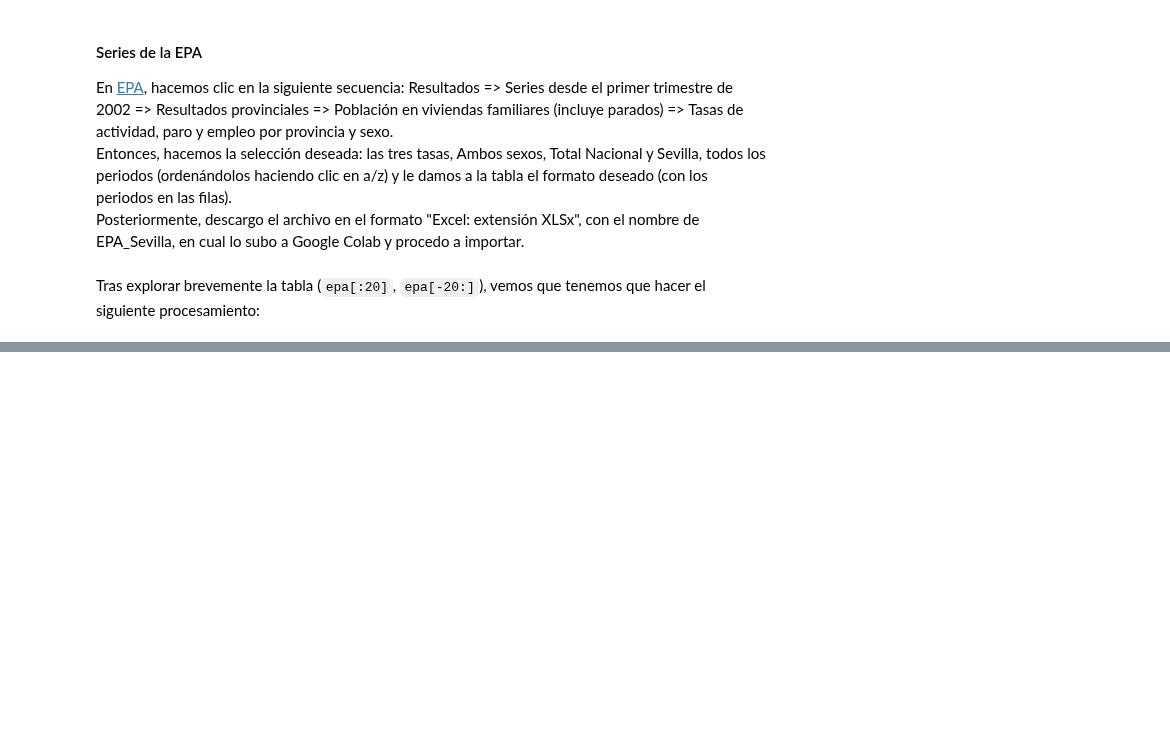
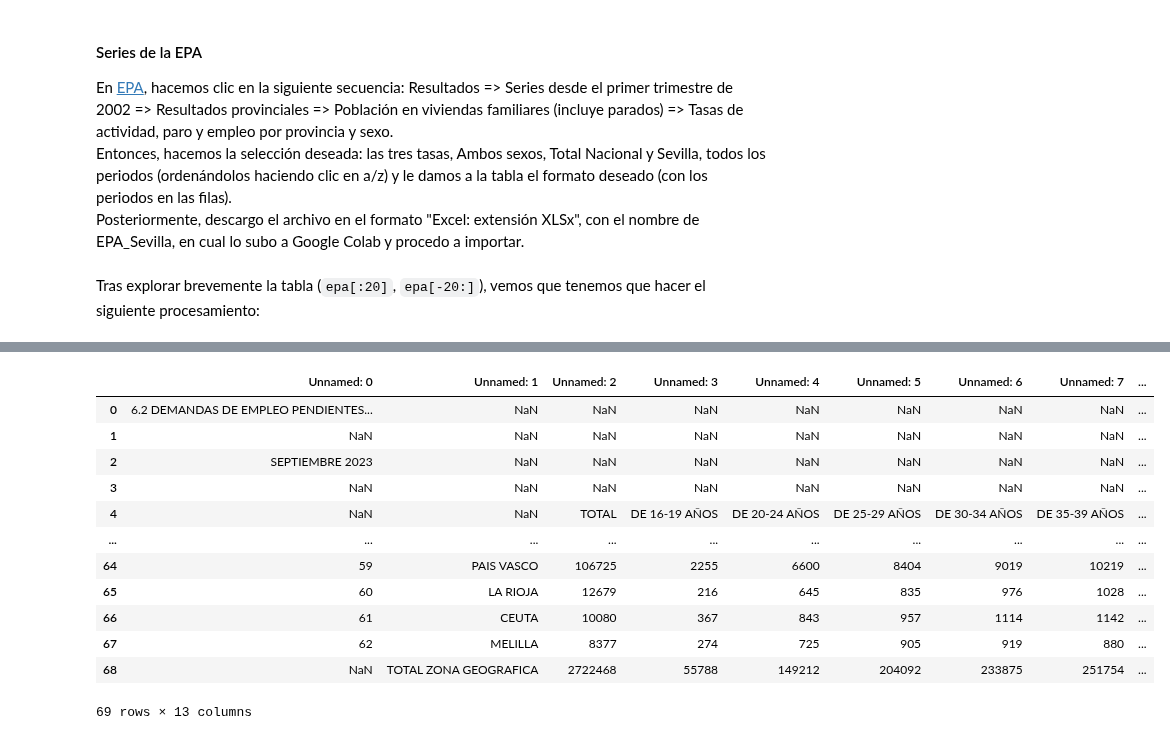
Before and after one commit to otoperalias/Coyuntura, a Jupyter notebook: clases/Tema2_IV.ipynb, the cells around one changed output, grey strips where cells are left out. Drawn from its saved outputs; the diff is of its cells as text; code cells hidden in the pictures; blank space fills up the shorter version.

```diff
--- a/clases/Tema2_IV.ipynb
+++ b/clases/Tema2_IV.ipynb
@@ -68,0 +72,18 @@ epa.plot()
+# %%
+meses={'enero':"01",'febrero':"02",'marzo':"03",'abril':"04",'mayo':"05",'junio':"06",'julio':"07",'agosto':"08",'septiembre':"09",'octubre':"10",'noviembre':"11",'diciembre':"12"}
+years=["2021","2022","2023"]
+
+preg_fecha=[]
+preg_sev=[]
+preg_esp=[]
+
+for year in years:
+  for mes in meses:
+    link="https://www.sepe.es/SiteSepe/contenidos/que_es_el_sepe/estadisticas/datos_estadisticos/empleo/datos/"+year+"/"+mes+"_"+year+"/ESTADISTICA-DE-EMPLEO.xls"
+    preg=pd.read_excel(link,sheet_name="6.2")
+    fecha=year+"-"+meses[mes]
+    sev=preg.loc[preg["Unnamed: 1"]=="SEVILLA","Unnamed: 2"].iloc[0]
+    esp=preg.loc[preg["Unnamed: 1"]=="TOTAL ZONA GEOGRAFICA","Unnamed: 2"].iloc[0]
+    preg_fecha.append(fecha)
+    preg_sev.append(sev)
+    preg_esp.append(esp)
@@ -68,0 +112,16 @@ epa.plot()
+# %%
+preg
+# %% [output]
+|  | Unnamed: 0 | Unnamed: 1 | Unnamed: 2 | Unnamed: 3 | Unnamed: 4 | Unnamed: 5 | Unnamed: 6 | Unnamed: 7 | ... |
+| 0 | 6.2 DEMANDAS DE EMPLEO PENDIENTES... | NaN | NaN | NaN | NaN | NaN | NaN | NaN | ... |
+| 1 | NaN | NaN | NaN | NaN | NaN | NaN | NaN | NaN | ... |
+| 2 | SEPTIEMBRE 2023 | NaN | NaN | NaN | NaN | NaN | NaN | NaN | ... |
+| 3 | NaN | NaN | NaN | NaN | NaN | NaN | NaN | NaN | ... |
+| 4 | NaN | NaN | TOTAL | DE 16-19 AÑOS | DE 20-24 AÑOS | DE 25-29 AÑOS | DE 30-34 AÑOS | DE 35-39 AÑOS | ... |
+| ... | ... | ... | ... | ... | ... | ... | ... | ... | ... |
+| 64 | 59 | PAIS VASCO | 106725 | 2255 | 6600 | 8404 | 9019 | 10219 | ... |
+| 65 | 60 | LA RIOJA | 12679 | 216 | 645 | 835 | 976 | 1028 | ... |
+| 66 | 61 | CEUTA | 10080 | 367 | 843 | 957 | 1114 | 1142 | ... |
+| 67 | 62 | MELILLA | 8377 | 274 | 725 | 905 | 919 | 880 | ... |
+| 68 | NaN | TOTAL ZONA GEOGRAFICA | 2722468 | 55788 | 149212 | 204092 | 233875 | 251754 | ... |
+69 rows × 13 columns
```
Also changed, not shown: parts of 4 cells of this notebook.
